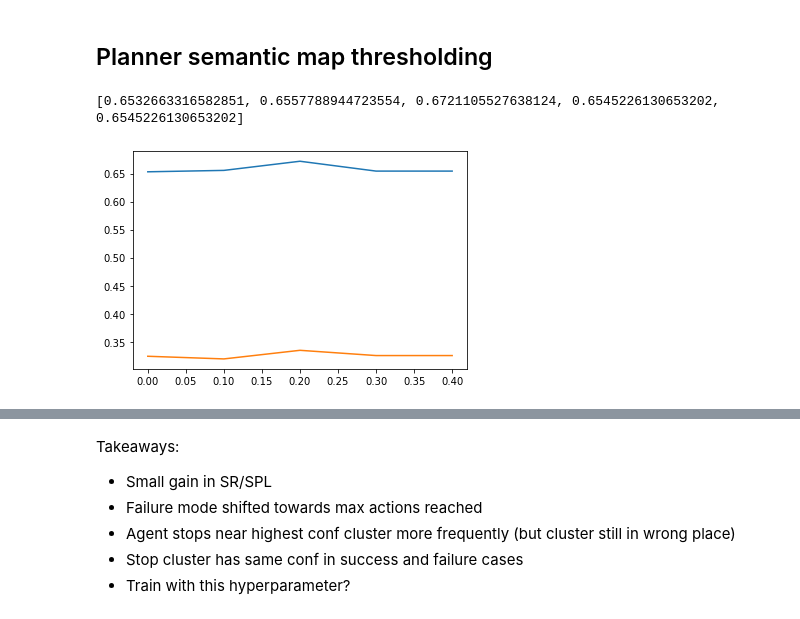
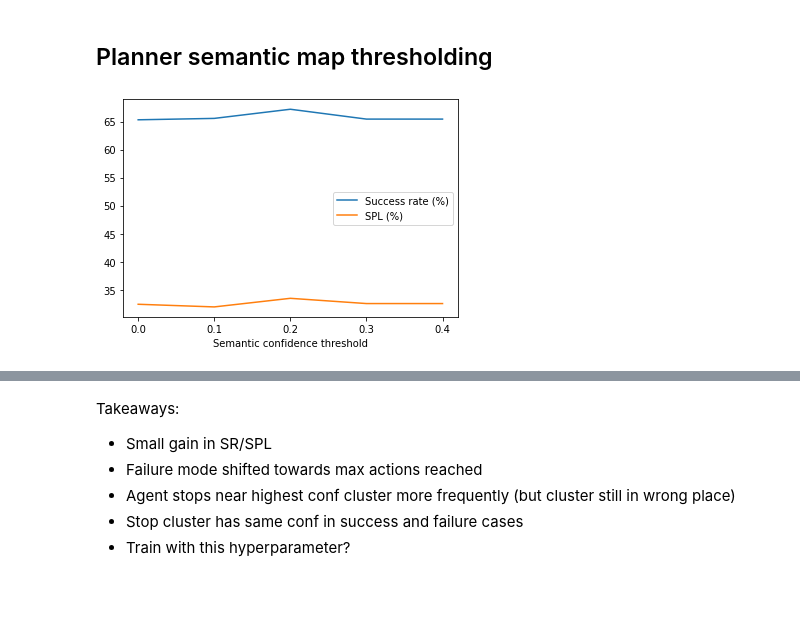
Before and after one commit to rish-raghu/Object-Goal-Navigation, a Jupyter notebook: Analysis.ipynb, the cells around one changed output, grey strips where cells are left out. Cells and saved outputs as stored; diff of their text form; code cells hidden in the pictures; blank space fills up the shorter version.

```diff
--- a/Analysis.ipynb
+++ b/Analysis.ipynb
@@ -902,3 +955,0 @@ def stopping_analysis(episodes):
-# %%
-episodes = parse_episodes('run200')
-stopping_analysis(episodes)
@@ -926,19 +981,20 @@ Success avg confidence: 0.34881909918415127
 # %%
 successes, spls, dtgs = [], [], []
 for exp_name in ['run200', 'sem_thr_1', 'sem_thr_2', 'sem_thr_3', 'sem_thr_4']:
     episodes = parse_episodes(exp_name)
     success, spl, dtg = compute_metrics(episodes)
     successes.append(success)
     spls.append(spl)
     dtgs.append(dtg)
 
 thrs = [0, 0.1, 0.2, 0.3, 0.4]
-plt.plot(thrs, successes)
-plt.plot(thrs, spls)
-#plt.plot(thrs, dtgs)
+plt.plot(thrs, 100*np.array(successes), label="Success rate (%)")
+plt.plot(thrs, 100*np.array(spls), label="SPL (%)")
+plt.legend()
+plt.xlabel("Semantic confidence threshold")
+plt.xticks(np.arange(0, 0.5, 0.1))
 plt.show()
 # %% [output]
-[0.6532663316582851, 0.6557788944723554, 0.6721105527638124, 0.6545226130653202, 0.6545226130653202]
-[figure, old version]
+[figure, new version]
 # %%
 episodes_sem_thr_2 = parse_episodes('sem_thr_2')
```
Also changed, not shown: parts of 41 cells of this notebook.
